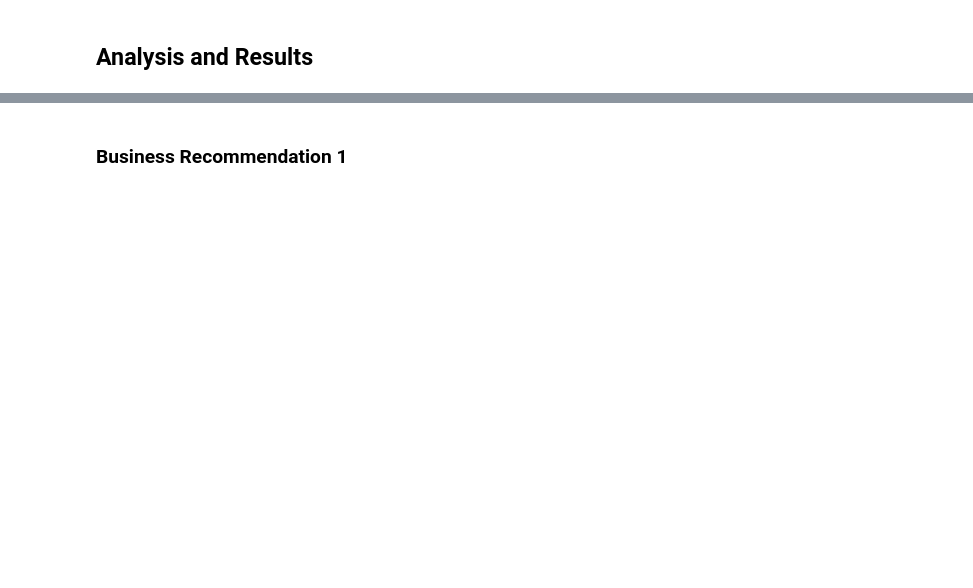
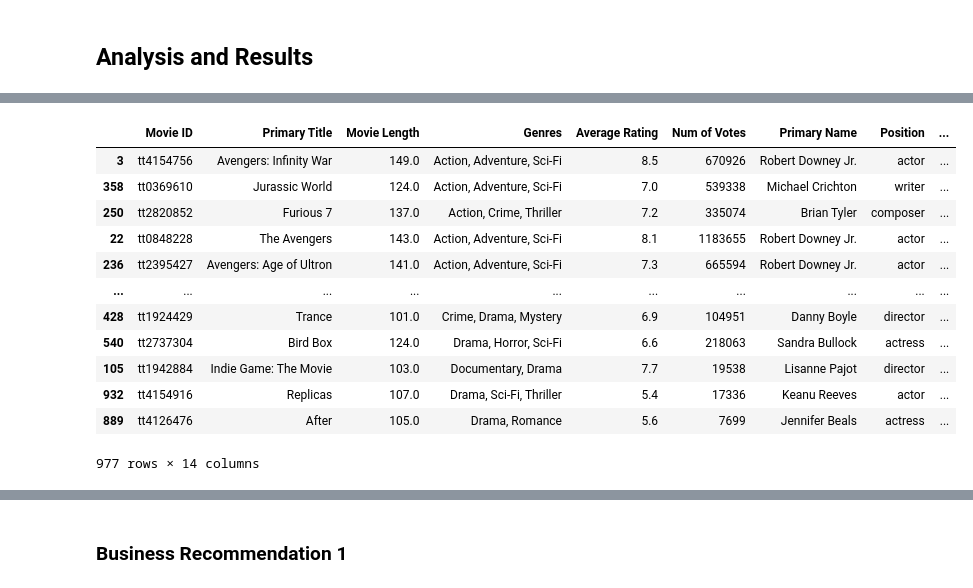
Before and after one commit to falloutb1tch/Movie_Project, a Jupyter notebook: Final.ipynb, the cells around one changed output, grey strips where cells are left out. Cells and saved outputs as stored; diff of their text form; code cells hidden in the pictures; blank space fills up the shorter version.

```diff
--- a/Final.ipynb
+++ b/Final.ipynb
@@ -627,0 +859,16 @@ dtype: int64
+# %%
+Merged_df_1.sort_values('worldwide_gross', ascending=False)
+# %% [output]
+|  | Movie ID | Primary Title | Movie Length | Genres | Average Rating | Num of Votes | Primary Name | Position | ... |
+| 3 | tt4154756 | Avengers: Infinity War | 149.0 | Action, Adventure, Sci-Fi | 8.5 | 670926 | Robert Downey Jr. | actor | ... |
+| 358 | tt0369610 | Jurassic World | 124.0 | Action, Adventure, Sci-Fi | 7.0 | 539338 | Michael Crichton | writer | ... |
+| 250 | tt2820852 | Furious 7 | 137.0 | Action, Crime, Thriller | 7.2 | 335074 | Brian Tyler | composer | ... |
+| 22 | tt0848228 | The Avengers | 143.0 | Action, Adventure, Sci-Fi | 8.1 | 1183655 | Robert Downey Jr. | actor | ... |
+| 236 | tt2395427 | Avengers: Age of Ultron | 141.0 | Action, Adventure, Sci-Fi | 7.3 | 665594 | Robert Downey Jr. | actor | ... |
+| ... | ... | ... | ... | ... | ... | ... | ... | ... | ... |
+| 428 | tt1924429 | Trance | 101.0 | Crime, Drama, Mystery | 6.9 | 104951 | Danny Boyle | director | ... |
+| 540 | tt2737304 | Bird Box | 124.0 | Drama, Horror, Sci-Fi | 6.6 | 218063 | Sandra Bullock | actress | ... |
+| 105 | tt1942884 | Indie Game: The Movie | 103.0 | Documentary, Drama | 7.7 | 19538 | Lisanne Pajot | director | ... |
+| 932 | tt4154916 | Replicas | 107.0 | Drama, Sci-Fi, Thriller | 5.4 | 17336 | Keanu Reeves | actor | ... |
+| 889 | tt4126476 | After | 105.0 | Drama, Romance | 5.6 | 7699 | Jennifer Beals | actress | ... |
+977 rows × 14 columns
```
Also changed, not shown: parts of 43 cells of this notebook.
